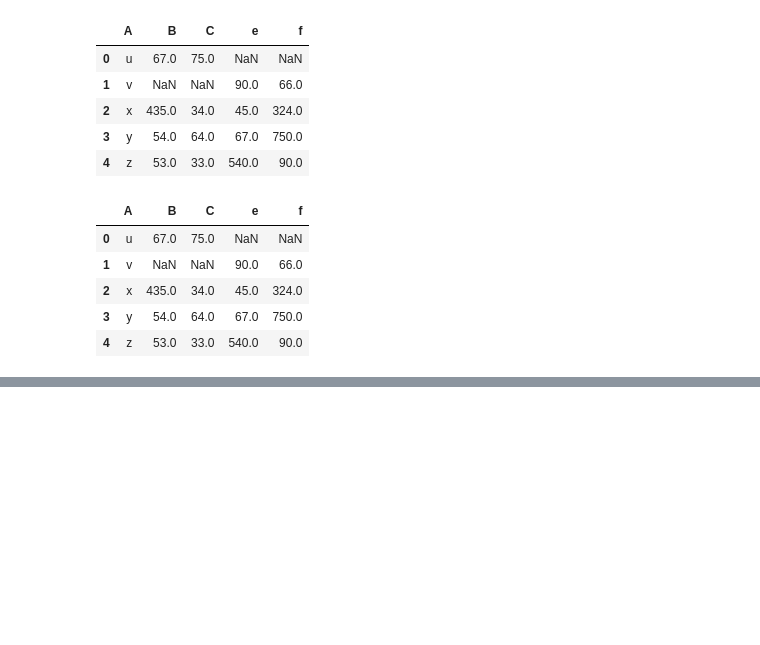
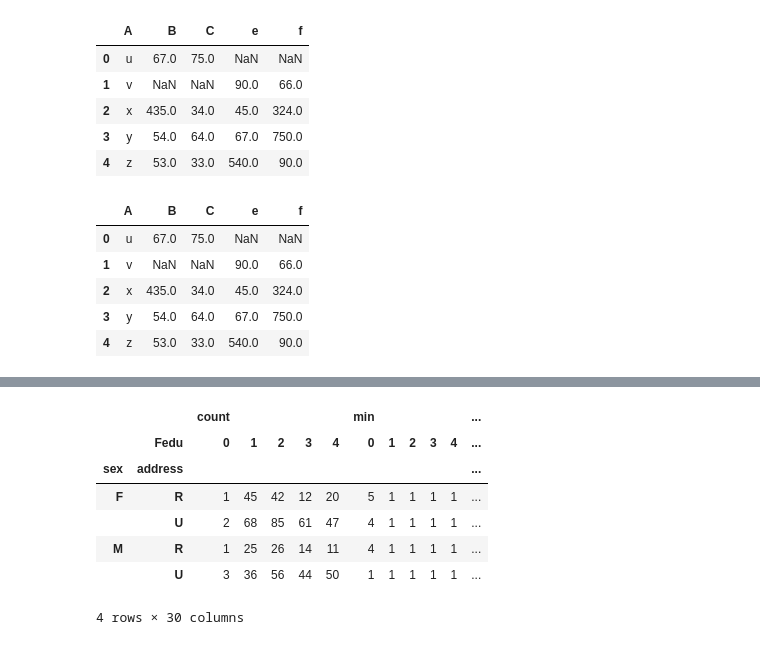
Before and after one commit to atulastey-drreddys/Batch17GrowTechDS, a Jupyter notebook: Pandas/pandas5.ipynb, the cells around one changed output, grey strips where cells are left out. Cells and saved outputs as stored; diff of their text form; code cells hidden in the pictures; blank space fills up the shorter version.

```diff
--- a/Pandas/pandas5.ipynb
+++ b/Pandas/pandas5.ipynb
@@ -460,0 +530,15 @@ result
+# %%
+table =pd.pivot_table(df,values='health',
+               index =['sex','address'],
+               columns=['Fedu'],
+               aggfunc=['count','min','sum','mean','median','max'])
+table
+# %% [output]
+|  |  | count |  |  |  |  | min |  |  |  |  | ... |
+|  | Fedu | 0 | 1 | 2 | 3 | 4 | 0 | 1 | 2 | 3 | 4 | ... |
+| sex | address |  |  |  |  |  |  |  |  |  |  | ... |
+| F | R | 1 | 45 | 42 | 12 | 20 | 5 | 1 | 1 | 1 | 1 | ... |
+|  | U | 2 | 68 | 85 | 61 | 47 | 4 | 1 | 1 | 1 | 1 | ... |
+| M | R | 1 | 25 | 26 | 14 | 11 | 4 | 1 | 1 | 1 | 1 | ... |
+|  | U | 3 | 36 | 56 | 44 | 50 | 1 | 1 | 1 | 1 | 1 | ... |
+4 rows × 30 columns
```
Also changed, not shown: parts of 10 cells of this notebook.
